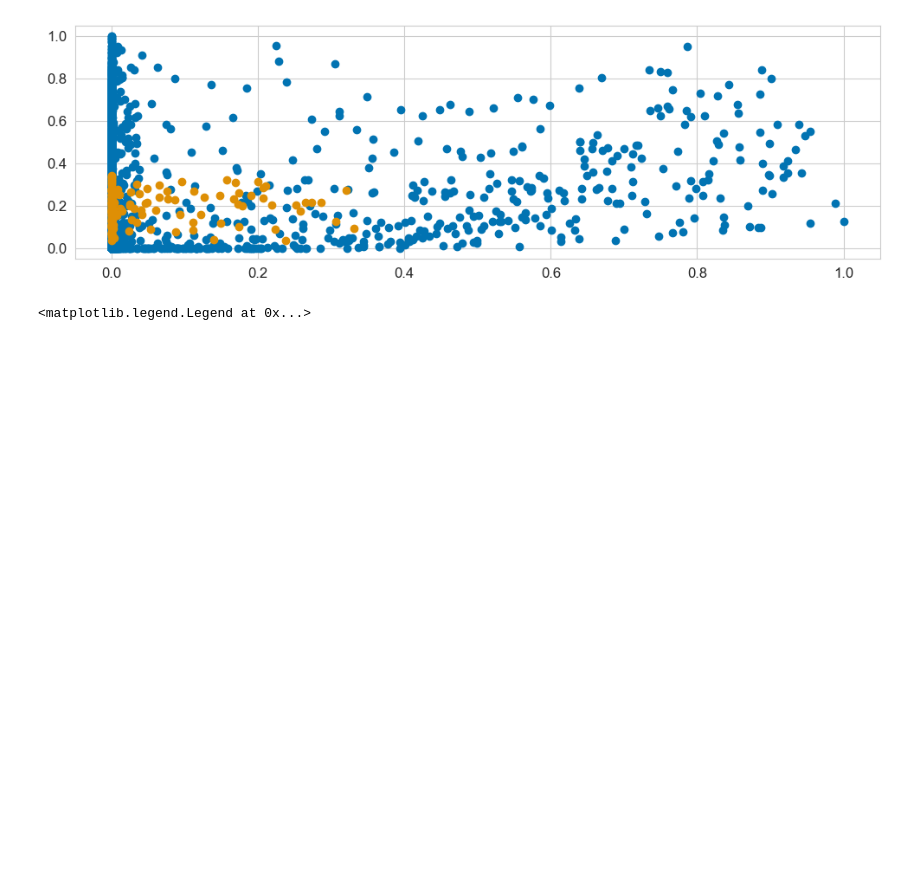
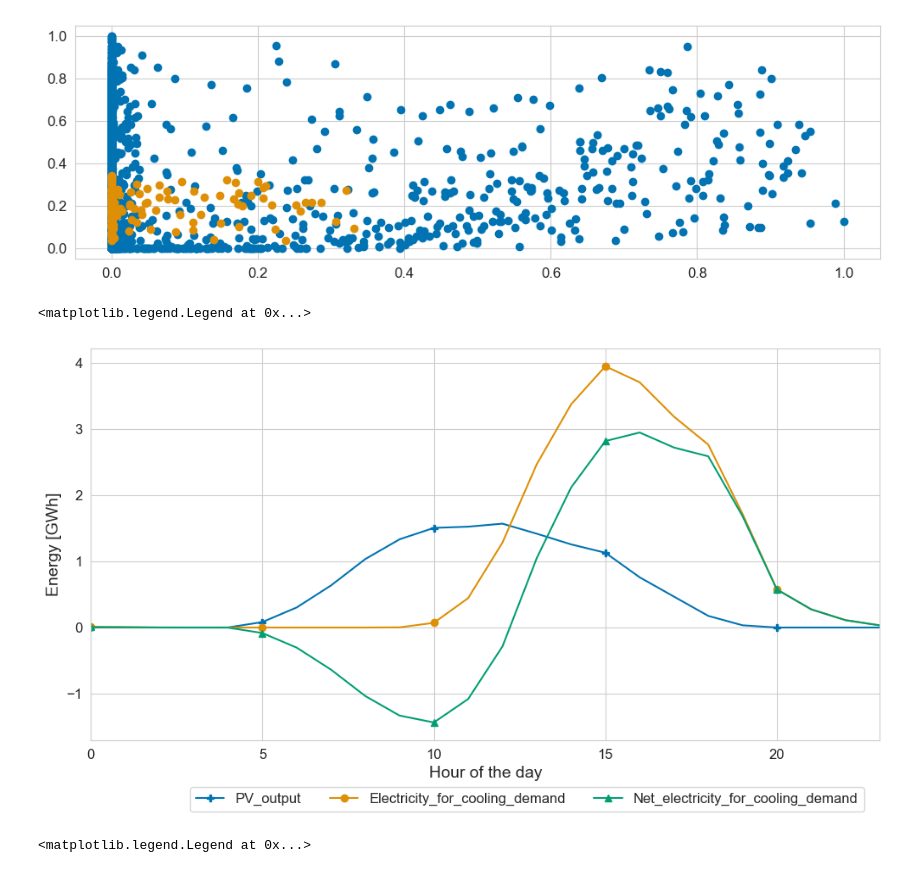
Before and after one commit to AlexandreLab/cooling_demand_UK, a Jupyter notebook: notebooks/UKPN_PV_analysis.ipynb, the cells around one changed output. Cells and saved outputs as stored; diff of their text form; code cells hidden in the pictures; blank space fills up the shorter version.

```diff
--- a/notebooks/UKPN_PV_analysis.ipynb
+++ b/notebooks/UKPN_PV_analysis.ipynb
@@ -260,6 +267,26 @@ ax.scatter(x=daily_data['Electricity_for_cooling_demand'], y=daily_data["PV_outp
 # %% [output]
 <matplotlib.collections.PathCollection at 0x...>
 [figure]
+# %%
+fig, ax = plt.subplots(figsize=(12, 6))
+average_week_day = total_data.groupby([total_data.index.hour]).mean().reset_index(drop=True)
+max_week_day = total_data.groupby([total_data.index.hour]).max().reset_index(drop=True)
+min_week_day = total_data.groupby([total_data.index.hour]).min().reset_index(drop=True)
+
+for ii, c in enumerate(average_week_day.columns):
+  average_week_day[c].plot(
+        ax=ax,
+        kind='line',
+        marker=markers[ii],    markevery=5)
+  # ax.fill_between(average_week_day.index, min_week_day[c],max_week_day[c], color = sns.color_palette()[ii], alpha=0.3)
+
+ax.set_ylabel('Energy [GWh]')
+ax.set_xlabel('Hour of the day')
+ax.margins(0, None)
+ax.legend(bbox_to_anchor=(0.98, -0.12), ncol=4, borderaxespad=0.)
+# %% [output]
+<matplotlib.legend.Legend at 0x...>
+[figure, added]
 # %%
 fig, ax = plt.subplots(figsize=(6,6))
 average_week_day = total_data.groupby([total_data.index.hour]).mean().reset_index(drop=True)
```
Also changed, not shown: parts of 12 cells of this notebook, 51 other files.
